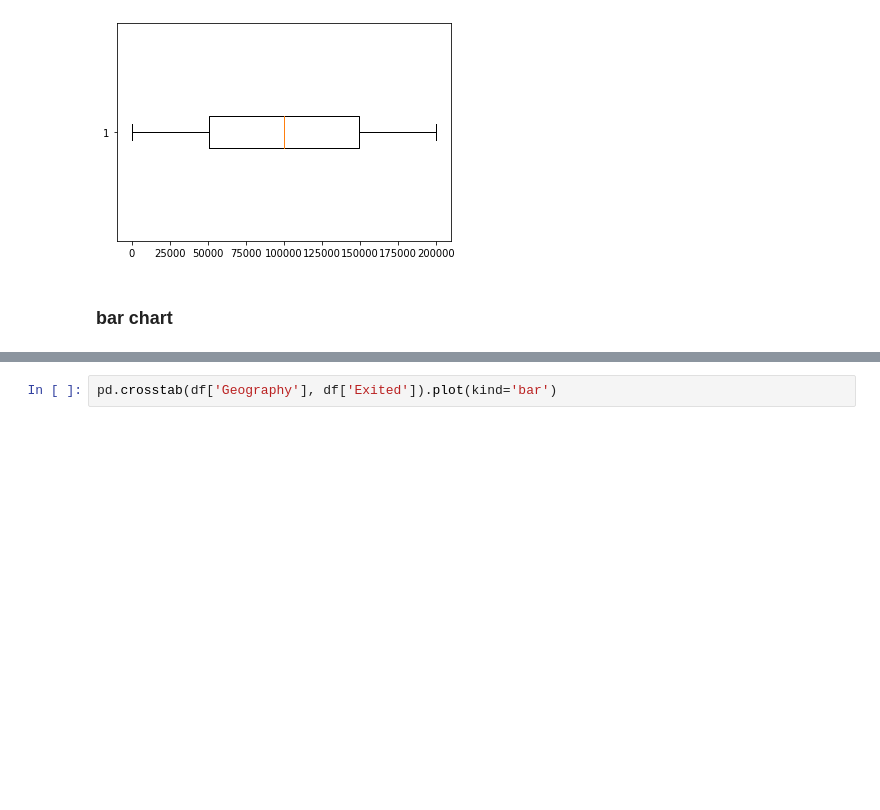
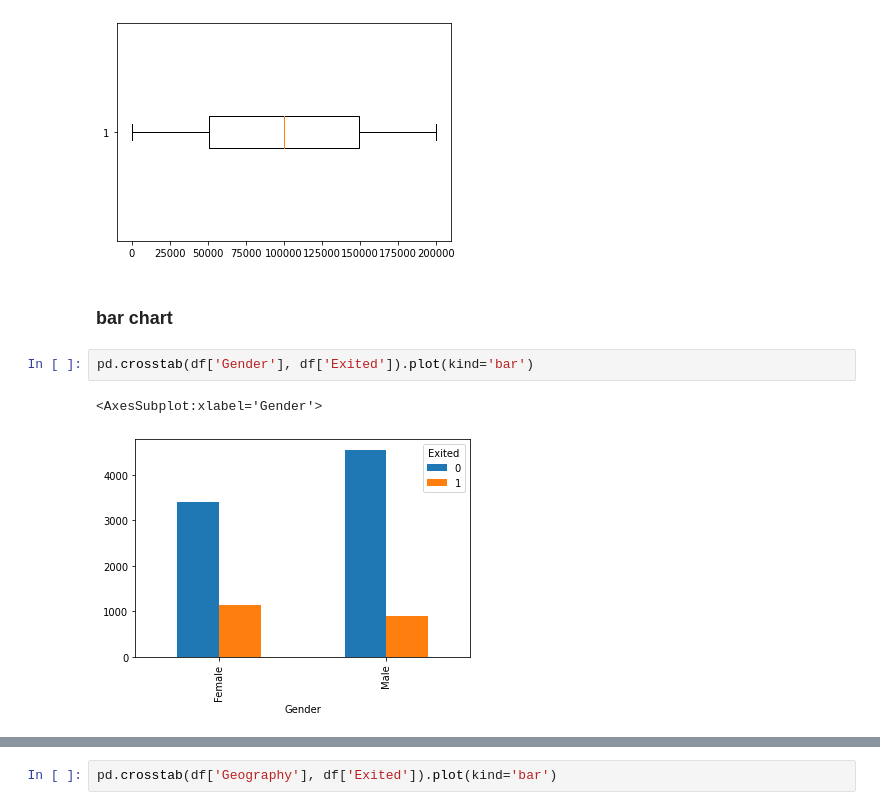
Before and after one commit to VinceTruong/Churn_Modelling, a Jupyter notebook: Vu Truong.ipynb, the cells around one changed output, grey strips where cells are left out. Saved outputs shown, nothing was run; the diff lists cells and outputs as text; blank space fills up the shorter version.

```diff
--- a/Vu Truong.ipynb
+++ b/Vu Truong.ipynb
@@ -167,3 +173,8 @@ plt.boxplot(df['EstimatedSalary'], vert=False, whis=3)
 [figure]
 # %% [markdown]
 ### bar chart
+# %%
+pd.crosstab(df['Gender'], df['Exited']).plot(kind='bar')
+# %% [output]
+<AxesSubplot:xlabel='Gender'>
+[figure, added]
```
Also changed, not shown: parts of 10 cells of this notebook.
